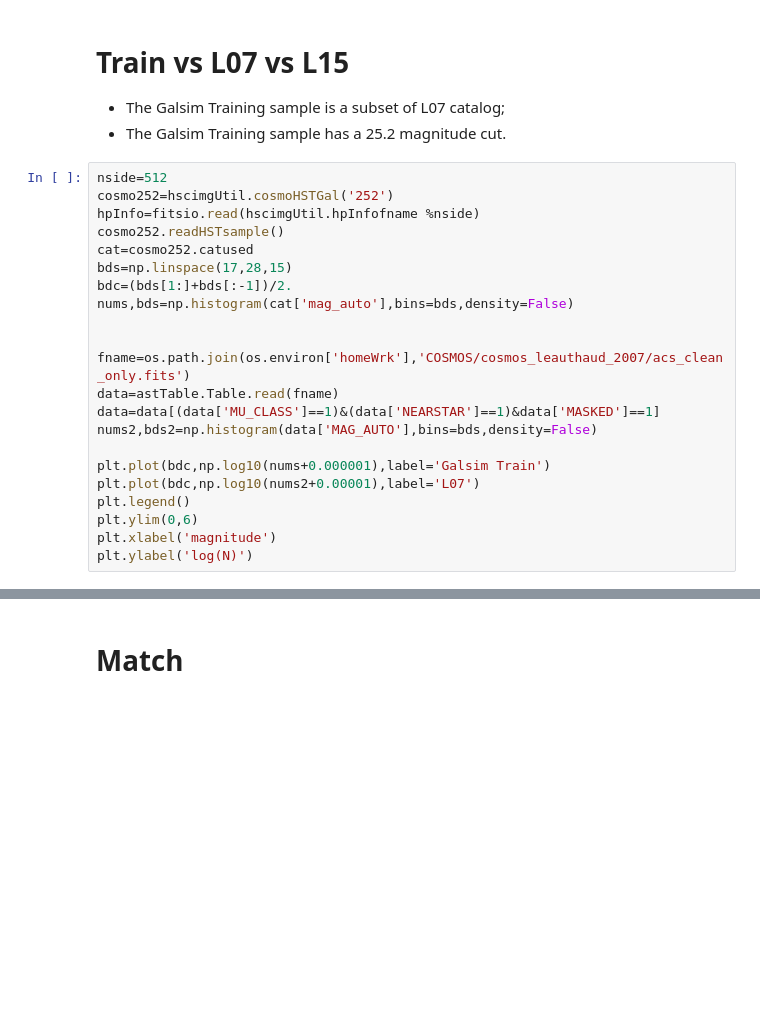
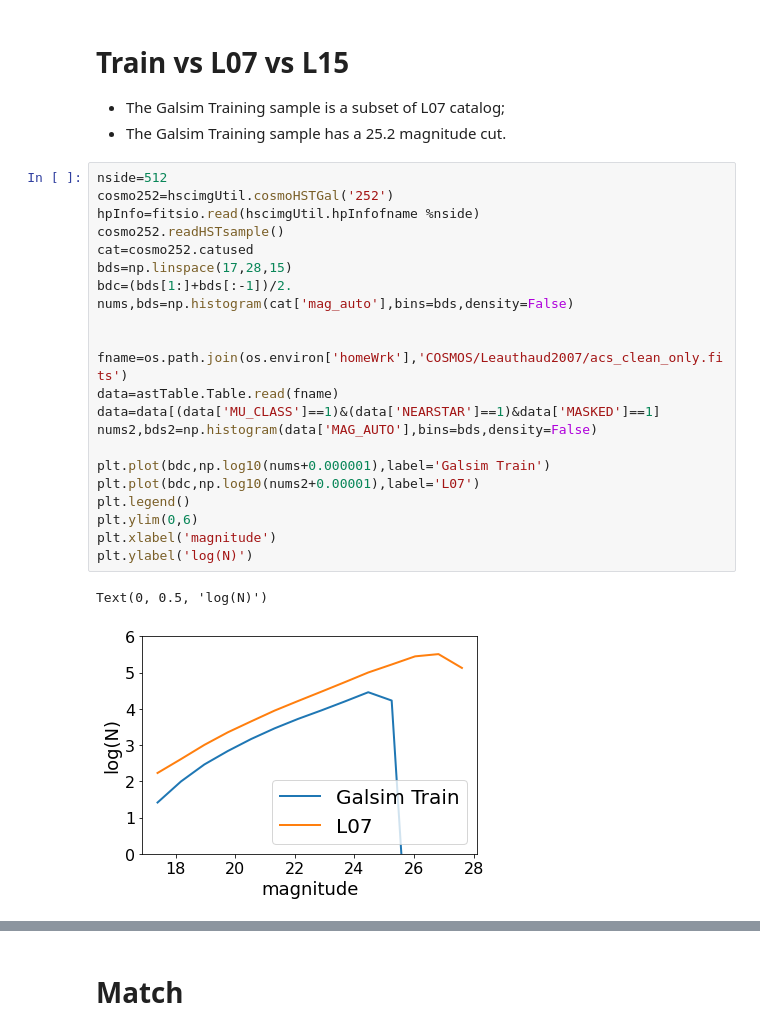
Before and after one commit to mr-superonion/FPFS, a Jupyter notebook: notebook/sim/2_1_2-beyondTrain252.ipynb, the cells around one changed output, grey strips where cells are left out. Drawn from its saved outputs; the diff is of its cells as text; blank space fills up the shorter version.

```diff
--- a/notebook/sim/2_1_2-beyondTrain252.ipynb
+++ b/notebook/sim/2_1_2-beyondTrain252.ipynb
@@ -31,25 +32,28 @@ cd wrkDir/FPFS2/sim2
 # %%
 nside=512
 cosmo252=hscimgUtil.cosmoHSTGal('252')
 hpInfo=fitsio.read(hscimgUtil.hpInfofname %nside)
 cosmo252.readHSTsample()
 cat=cosmo252.catused
 bds=np.linspace(17,28,15)
 bdc=(bds[1:]+bds[:-1])/2.
 nums,bds=np.histogram(cat['mag_auto'],bins=bds,density=False)
 
 
-fname=os.path.join(os.environ['homeWrk'],'COSMOS/cosmos_leauthaud_2007/acs_clean_only.fits')
+fname=os.path.join(os.environ['homeWrk'],'COSMOS/Leauthaud2007/acs_clean_only.fits')
 data=astTable.Table.read(fname)
 data=data[(data['MU_CLASS']==1)&(data['NEARSTAR']==1)&data['MASKED']==1]
 nums2,bds2=np.histogram(data['MAG_AUTO'],bins=bds,density=False)
 
 plt.plot(bdc,np.log10(nums+0.000001),label='Galsim Train')
 plt.plot(bdc,np.log10(nums2+0.00001),label='L07')
 plt.legend()
 plt.ylim(0,6)
 plt.xlabel('magnitude')
 plt.ylabel('log(N)')
+# %% [output]
+Text(0, 0.5, 'log(N)')
+[figure, added]
 # %%
 zname=os.path.join(os.environ['homeWrk'],'COSMOS/cosmos_laigle2015/COSMOS2015_Laigle+_v1.1.fits')
 zata=astTable.Table.read(zname)
```
Also changed, not shown: parts of 2 cells of this notebook, 27 other files.
